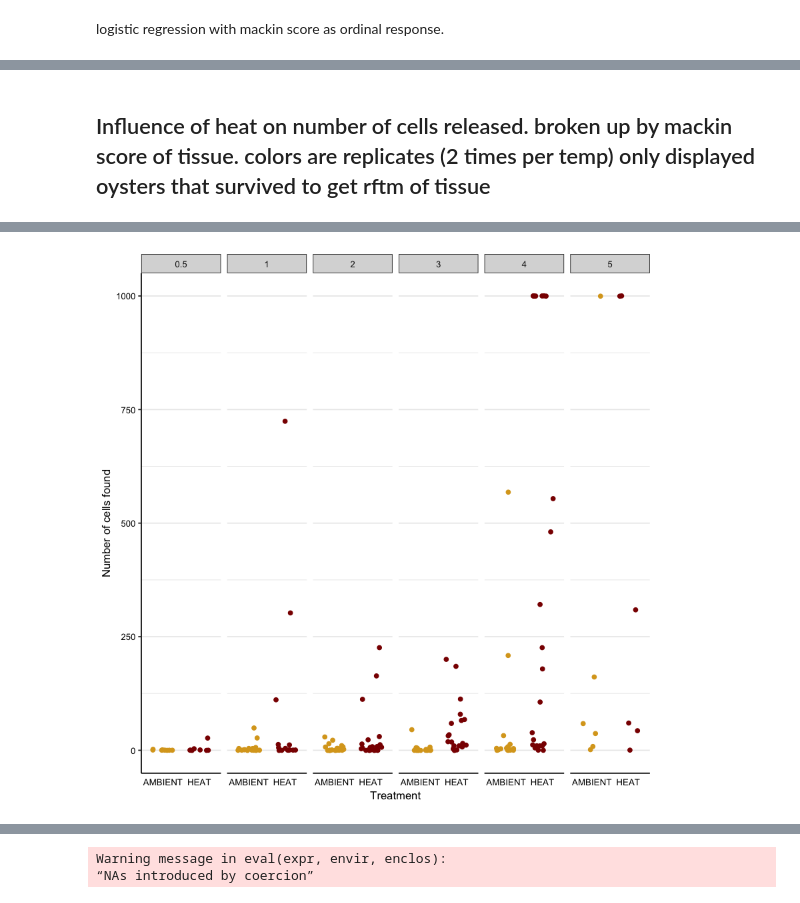
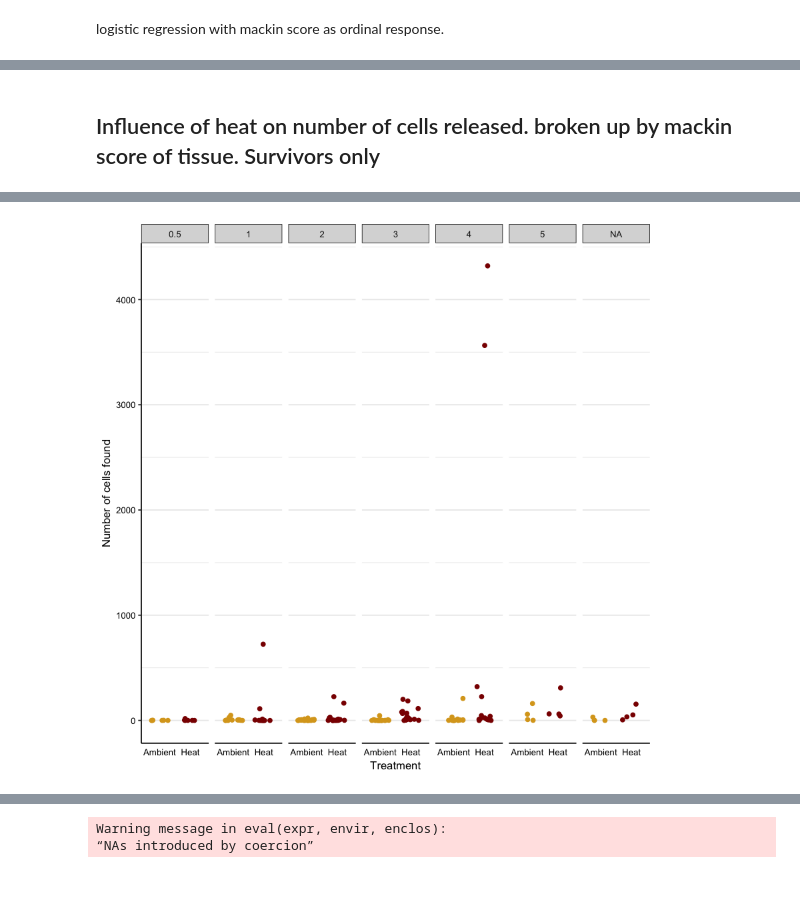
Before and after one commit to sagw/DE2019, a Jupyter notebook: Shed2019.ipynb, the cells around one changed output, grey strips where cells are left out. Cells and saved outputs as stored; diff of their text form; code cells hidden in the pictures.

```diff
--- a/Shed2019.ipynb
+++ b/Shed2019.ipynb
@@ -25,5 +40,5 @@ cells=na.omit(cells)
 # %%
-cells=separate(cells, date, c("month","day", "Treatment" ))
+cells=separate(cells, date, c("Treatment", "day" ))
 # %%
 head(cells)
 # %% [output]
@@ -39,4 +64,6 @@ all=merge(cells,oysters, by="ID")
 # %%
-all$Trial=ifelse(all$day=="15"|all$day=="20"|all$day== "31"| all$day=="7", "one", "two")
+all$Trial=ifelse(all$day=="5"|all$day=="10"|all$day== "21"| all$day=="28", "one", "two")
 # %% [markdown]
 ## Influence of salinity on mackin score of tissue (for oysters that survived)
+# %%
+survivors=all[all$Survived=="Yes",]
@@ -85,4 +121,4 @@ head(all)
 # %%
-all$TISSUE=as.factor(as.character(all$TISSUE))
+survivors$TISSUE=as.factor(as.character(survivors$TISSUE))
 # %% [markdown]
 logistic regression with mackin score as ordinal response.
@@ -130,7 +177,7 @@ AIC: 621.4176
 # %% [markdown]
-## Influence of heat on number of cells released. broken up by mackin score of tissue. colors are replicates (2 times per temp) only displayed oysters that survived to get rftm of tissue
+## Influence of heat on number of cells released. broken up by mackin score of tissue. Survivors only
 # %%
-ggplot(na.omit(all), aes(x = Treatment, y = number, col=Treatment, group=ID)) +
+ggplot(survivors, aes(x = Treatment, y = number, col=Treatment, group=ID)) +
 scale_color_manual(values=c("goldenrod", "darkred"))+
        geom_jitter(position=position_jitter(0.3))+
 #geom_line()+
@@ -148,2 +197,2 @@ ylab("Number of cells found")
-[figure, old version]
+[figure, new version]
 # %%
```
Also changed, not shown: parts of 68 cells of this notebook, 1 other file.
